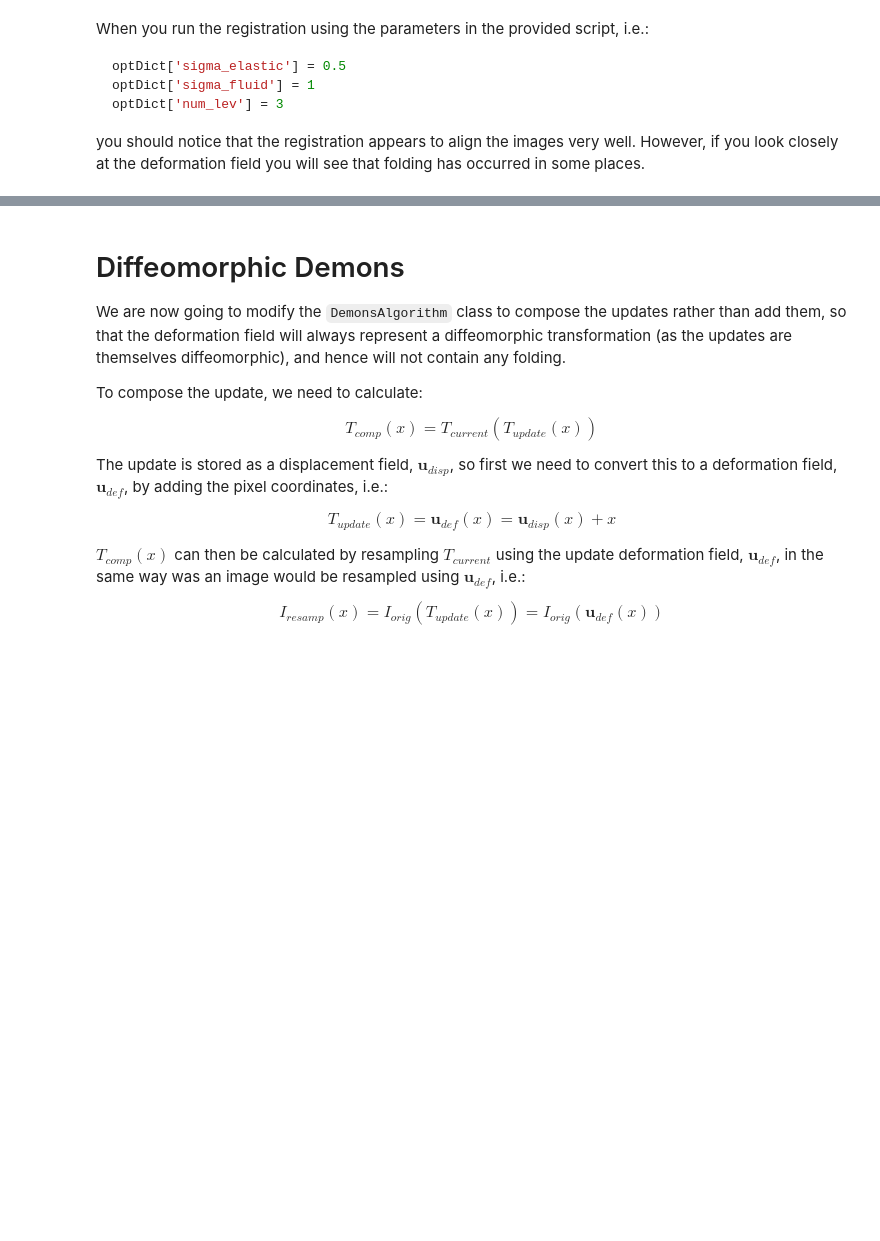
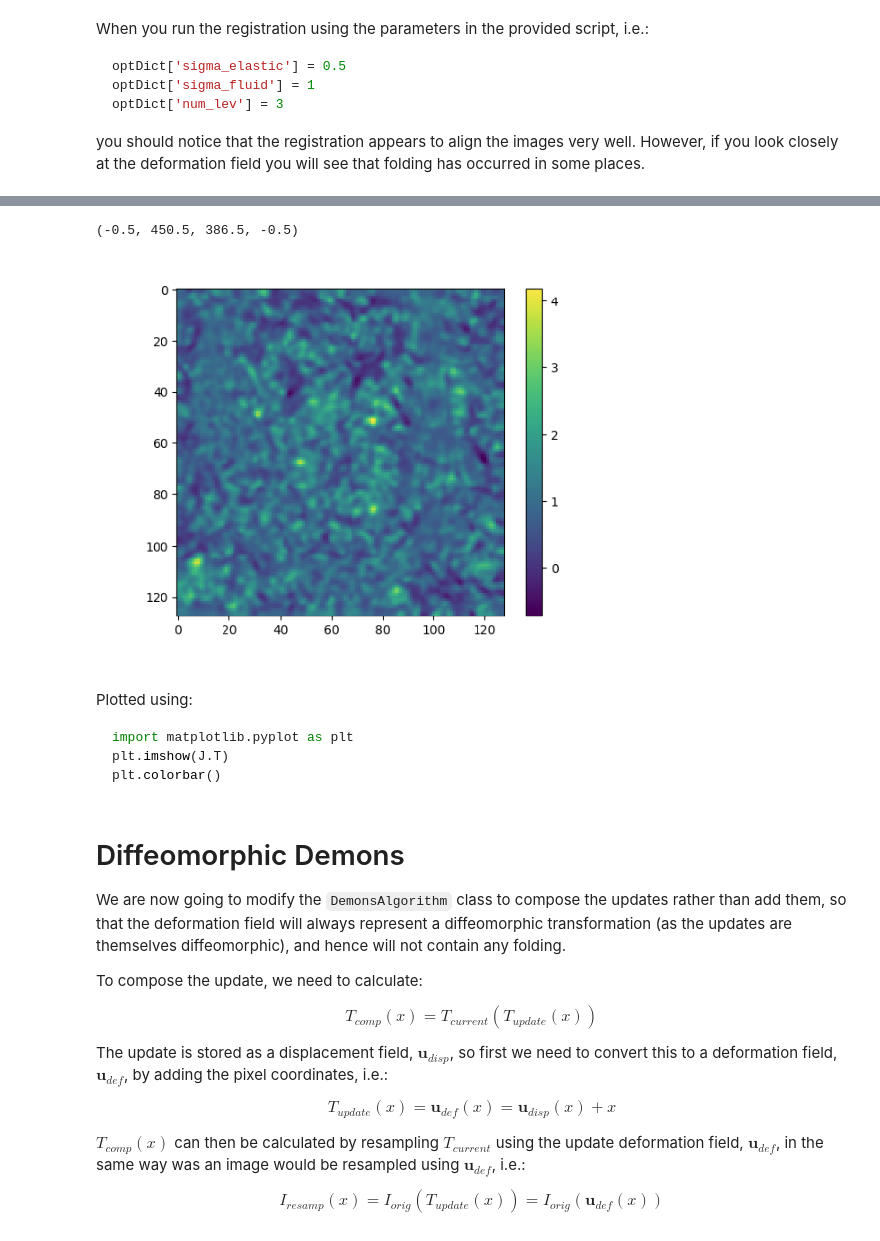
Before and after one commit to meganzoe/ipmi-registration, a Jupyter notebook: workshop_3/registration_workshop_3.ipynb, the cells around one changed output, grey strips where cells are left out. Cells and saved outputs as stored; diff of their text form; code cells hidden in the pictures; blank space fills up the shorter version.

````diff
--- a/workshop_3/registration_workshop_3.ipynb
+++ b/workshop_3/registration_workshop_3.ipynb
@@ -92,3 +92,21 @@ plt.colorbar()
+# %%
+from skimage import io
+import numpy as np
+img = io.imread('figure2.png')
+import matplotlib.pyplot as plt
+fig = plt.figure(figsize=(10,7))
+plt.imshow(img)
+plt.axis('off')
+# %% [output]
+(-0.5, 450.5, 386.5, -0.5)
+[figure, added]
+# %% [markdown]
+Plotted using:
+```python
+import matplotlib.pyplot as plt
+plt.imshow(J.T)
+plt.colorbar()
+```
 # %% [markdown]
 # Diffeomorphic Demons
 We are now going to modify the `DemonsAlgorithm` class to compose the updates rather than add them, so that the deformation field will always represent a diffeomorphic transformation (as the updates are themselves diffeomorphic), and hence will not contain any folding.
````
Also changed, not shown: parts of 4 cells of this notebook.
